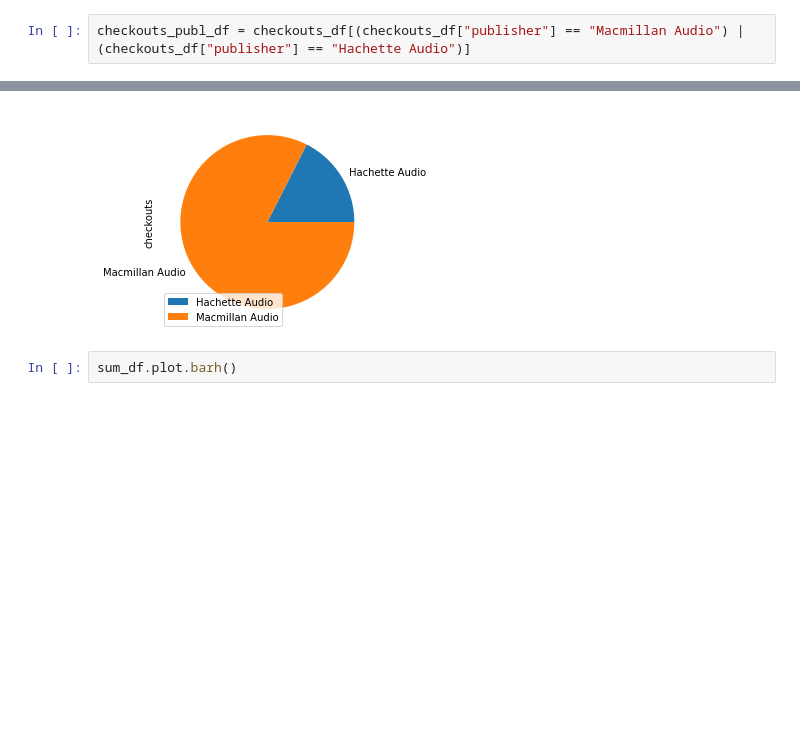
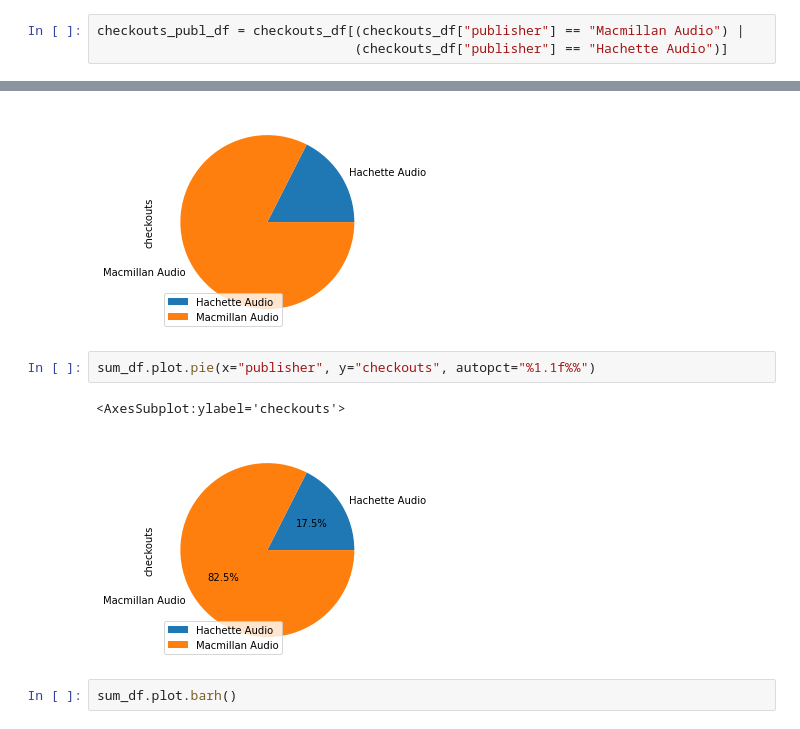
Before and after one commit to schumahe/2021-11-29_DL_Heinke_Schumacher, a Jupyter notebook: Modul_1/python/vergleich_checkouts_hachette_mcmillan.ipynb, the cells around one changed output, grey strips where cells are left out. Saved outputs shown, nothing was run; the diff lists cells and outputs as text; blank space fills up the shorter version.

Commit message:
Update vergleich_checkouts_hachette_mcmillan.ipyn

```diff
--- a/Modul_1/python/vergleich_checkouts_hachette_mcmillan.ipynb
+++ b/Modul_1/python/vergleich_checkouts_hachette_mcmillan.ipynb
@@ -30,7 +30,8 @@ checkouts_df
 # %% [markdown]
 ## Definition der Verlage
 # %%
-checkouts_publ_df = checkouts_df[(checkouts_df["publisher"] == "Macmillan Audio") | (checkouts_df["publisher"] == "Hachette Audio")]
+checkouts_publ_df = checkouts_df[(checkouts_df["publisher"] == "Macmillan Audio") |
+                                 (checkouts_df["publisher"] == "Hachette Audio")]
 # %% [markdown]
 ## Gruppierung nach Verlagen und Summierung checkouts
 # %%
@@ -51,6 +52,11 @@ sum_df.plot.pie(x="publisher", y="checkouts")
 # %% [output]
 <AxesSubplot:ylabel='checkouts'>
 [figure]
+# %%
+sum_df.plot.pie(x="publisher", y="checkouts", autopct="%1.1f%%")
+# %% [output]
+<AxesSubplot:ylabel='checkouts'>
+[figure, added]
 # %%
 sum_df.plot.barh()
 # %% [output]
```
